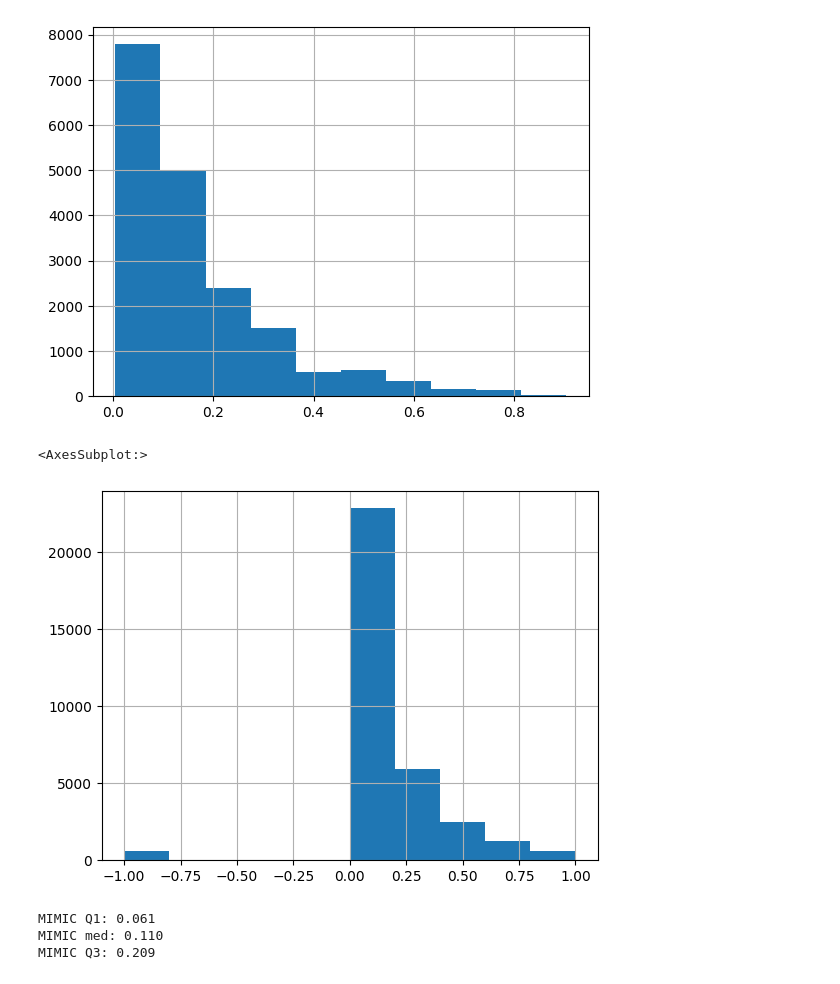
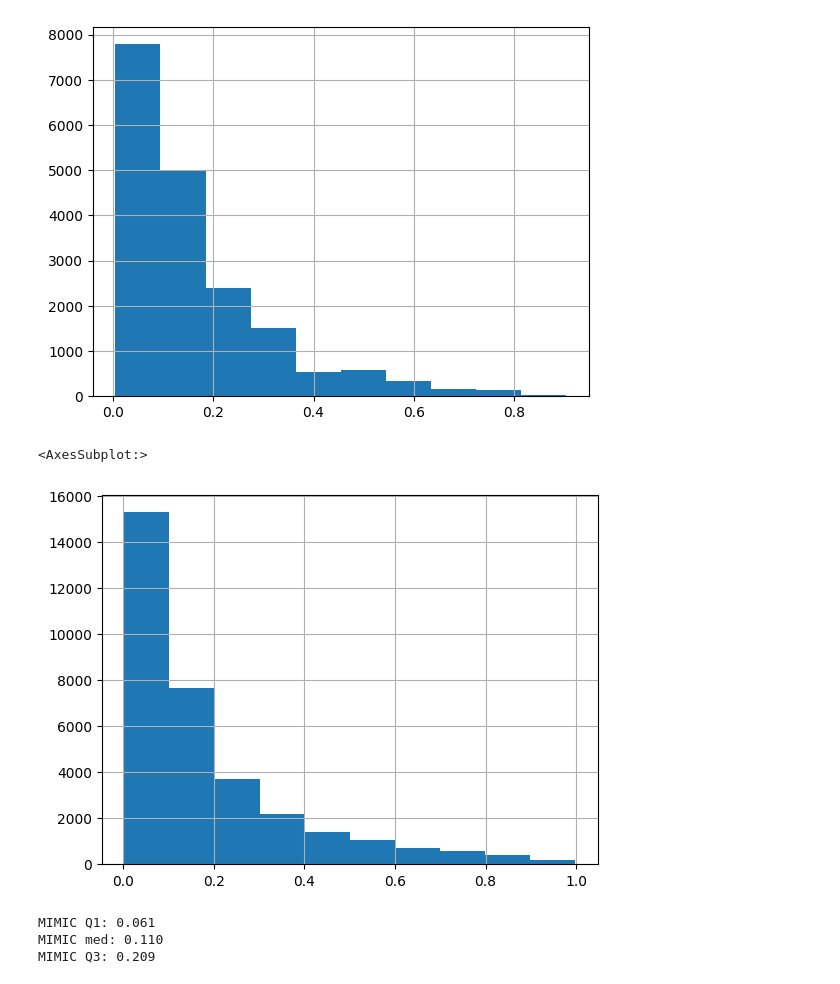
Before and after one commit to joamats/mit-tmle-sepsis, a Jupyter notebook: src/py_scripts/eda_prob.ipynb, the cells around one changed output. Saved outputs shown, nothing was run; the diff lists cells and outputs as text; code cells hidden in the pictures.

```diff
--- a/src/py_scripts/eda_prob.ipynb
+++ b/src/py_scripts/eda_prob.ipynb
@@ -11,11 +11,11 @@ df_MIMIC.oasis_prob.hist()
 <AxesSubplot:>
 [figure]
 # %%
-#df_eICU = df_eICU[(df_eICU.apache_pred_hosp_mort >= 0) & (df_eICU.apache_pred_hosp_mort <= 1)]
+df_eICU = df_eICU[(df_eICU.apache_pred_hosp_mort >= 0) & (df_eICU.apache_pred_hosp_mort <= 1)]
 df_eICU.apache_pred_hosp_mort.hist()
 # %% [output]
 <AxesSubplot:>
-[figure, old version]
+[figure, new version]
 # %%
 # get q1, median, q3 of each dataset
 print(f"MIMIC Q1: {df_MIMIC.oasis_prob.quantile(0.25):.3f}")
```
Also changed, not shown: parts of 6 cells of this notebook, 3 other files.
